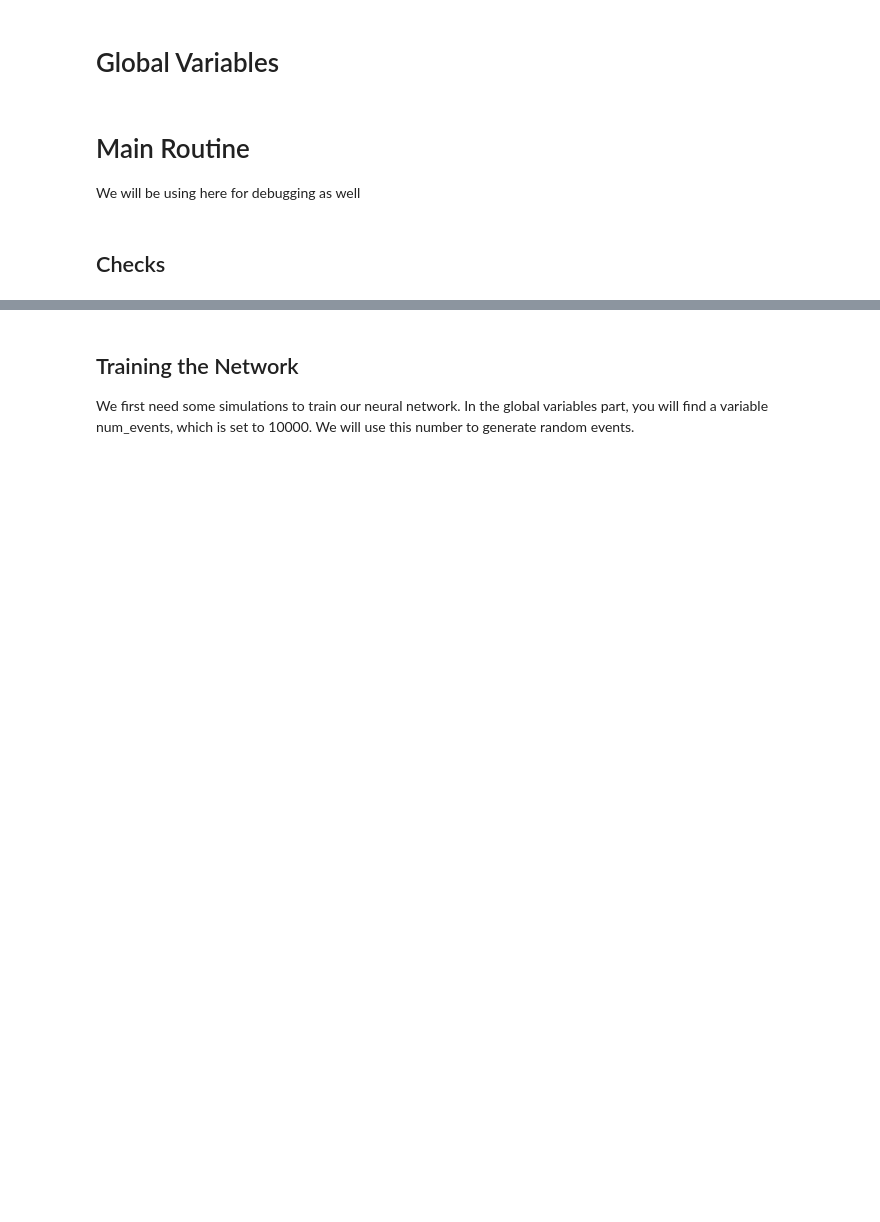
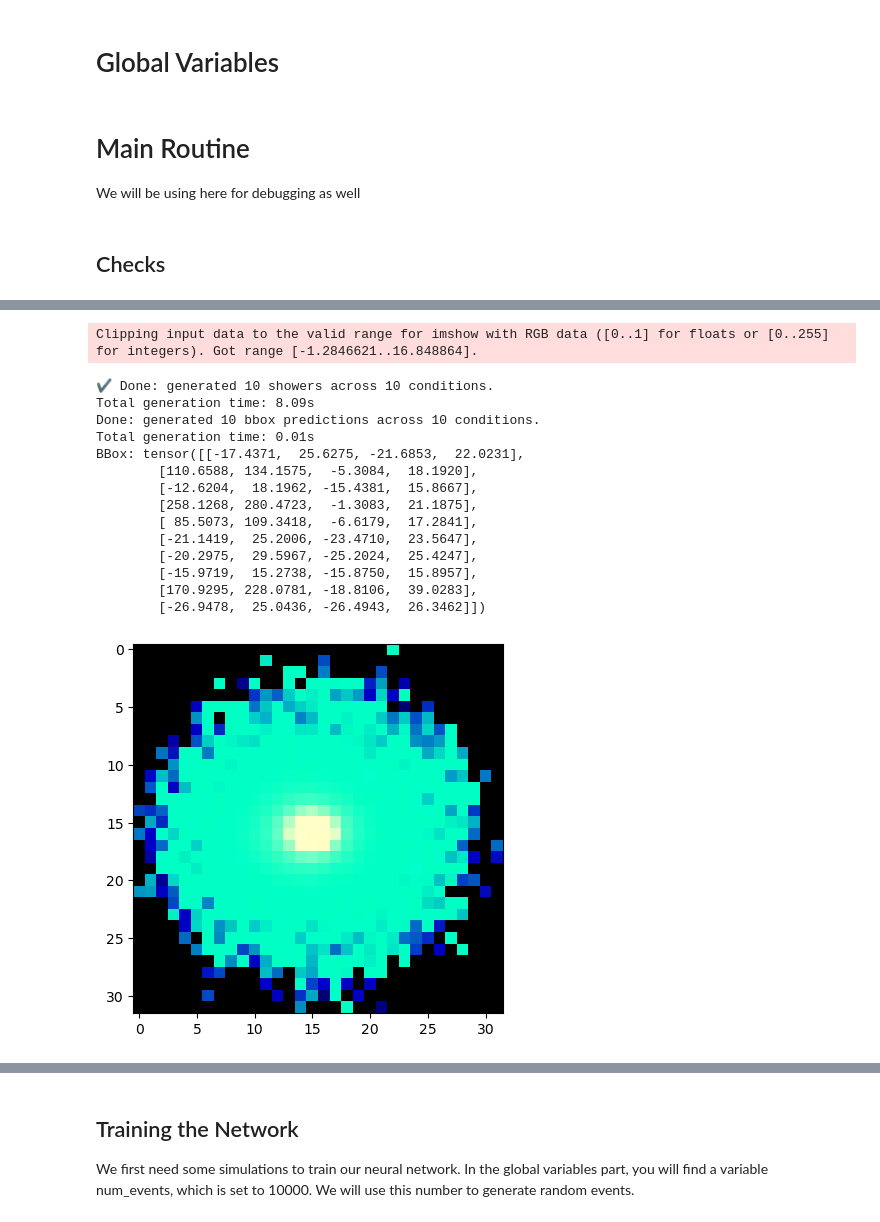
Before and after one commit to green3diamond/TambOpt-zlt, a Jupyter notebook: detector_optimization/SWGOLO7_optimization.ipynb, the cells around one changed output, grey strips where cells are left out. Drawn from its saved outputs; the diff is of its cells as text; code cells hidden in the pictures; blank space fills up the shorter version.

Commit message:
convert to batch generation of the showers

```diff
--- a/detector_optimization/SWGOLO7_optimization.ipynb
+++ b/detector_optimization/SWGOLO7_optimization.ipynb
@@ -323,5 +352,5 @@ scaler.load_model()
 # %%
-def GenerateShowers(x, y, log=False):
+def GenerateShowers(x, y, log=False, number_of_showers=1):
     """Randomly generate the showers, getting the energy, angle, and position of the shower core
 
     Parameters:
@@ -337,9 +366,9 @@ def GenerateShowers(x, y, log=False):
     """
 
     #Define the energy and angles
-    p_energy = torch.tensor([np.random.uniform(0, 1)], dtype = torch.float32)
-    sin_zenith = torch.tensor([np.random.uniform(-1, 1)], dtype = torch.float32)
-    sin_azimuth = torch.tensor([np.random.uniform(-1, 1)], dtype = torch.float32)
+    p_energy = torch.rand(number_of_showers) * 1.0  # Energy in PeV, uniformly distributed between 0 and 1
+    sin_zenith = torch.rand(number_of_showers) * 2 - 1  # Uniformly distributed between -1 and 1
+    sin_azimuth = torch.rand(number_of_showers) * 2 - 1  # Uniformly distributed between -1 and 1
     # split theta and phi in cos and sin components if needed
     sin_z = sin_zenith
     cos_z = torch.sqrt(1 - sin_zenith**2)
@@ -347,39 +376,38 @@ def GenerateShowers(x, y, log=False):
     cos_a = torch.sqrt(1 - sin_azimuth**2)
 
     # TODO hardcoded for now
-    class_id = torch.tensor([1.0], dtype = torch.float32) # for gamma showers
+    class_id = torch.ones(number_of_showers) # for gamma showers
 
     # input parameters
-    generator.test_conditions = torch.tensor([[p_energy, class_id,  sin_z, cos_z, sin_a, cos_a]])
-    scaler.test_conditions = torch.tensor([[p_energy, class_id, sin_z, cos_z, sin_a, cos_a]])
+    generator.test_conditions = torch.stack([p_energy, class_id,  sin_z, cos_z, sin_a, cos_a], dim=1)
+    scaler.test_conditions = torch.stack([p_energy, class_id, sin_z, cos_z, sin_a, cos_a], dim=1)
 
     # generate shower
-    outputs_arr = generator.generate_samples(num_samples=1, num_conditions=1, chunk_size=1)
-    output_images = outputs_arr[0]['images'].squeeze()
-    shower_rgb = output_images[20] # use plane 20 for now
-    shower_rgb = shower_rgb.permute(1,2,0)
+    outputs_arr = generator.generate_samples(num_conditions=number_of_showers)
+    output_images = outputs_arr['images'] # number_of_showers x planes x channels x H x W
+    shower_rgb = output_images[:, 20, :, :, :] # use plane 20 for now
+    shower_rgb = shower_rgb.permute(0, 2, 3,1)
 
     # generate bboxes
-    outputs_arr_bboxes = scaler.generate_samples(num_samples=1, num_conditions=1)
-    bboxes = outputs_arr_bboxes[0]['bboxes'][:,20,:]  # use plane 20 for now
-
+    outputs_arr_bboxes = scaler.generate_samples(num_conditions=number_of_showers)
+    bboxes = outputs_arr_bboxes['bboxes'][:,20,:]  # use plane 20 for now
 
     if log:
-        plt.imshow(shower_rgb)
+        plt.imshow(shower_rgb[0])
         print('BBox:', bboxes )
 
     # compute x0, y0 after generating the shower from the mean of the distribution over x, y
-    location_means = torch.prod(shower_rgb[:,:,:2], dim=2)
+    location_means = torch.prod(shower_rgb[:, :, :, :2], dim=3)
     # Create position grids
     i_indices = torch.arange(32, dtype=torch.float32)
     j_indices = torch.arange(32, dtype=torch.float32)
     i_grid, j_grid = torch.meshgrid(i_indices, j_indices, indexing='ij')
 
-    # Calculate position-weighted mean coefficients
-    X0 = torch.sum(i_grid * location_means) / torch.sum(location_means)
-    X0 = X0 * (bboxes[0,1] - bboxes[0,0]) / 32 + bboxes[0,0]
-    Y0 = torch.sum(j_grid * location_means) / torch.sum(location_means)
-    Y0 = Y0 * (bboxes[0,3] - bboxes[0,2]) / 32 + bboxes[0,2]
+    # Calculate position-weighted mean coefficients for the whole batch
+    X0 = torch.sum(i_grid * location_means, dim=(1, 2)) / torch.sum(location_means, dim=(1, 2))
+    X0 = X0 * (bboxes[:, 1] - bboxes[:, 0]) / 32 + bboxes[:, 0]
+    Y0 = torch.sum(j_grid * location_means, dim=(1, 2)) / torch.sum(location_means, dim=(1, 2))
+    Y0 = Y0 * (bboxes[:, 3] - bboxes[:, 2]) / 32 + bboxes[:, 2]
 
     #Evalute the counts in the tanks
     N, T = GetCounts(shower_rgb, x, y, bboxes)
@@ -919,7 +939,24 @@ plt.show()
 # %%
 SWGOopt = False
 
-N, T, X0, Y0, energy, sin_z, cos_z, sin_a, cos_a = GenerateShowers(x, y, True)
+N, T, X0, Y0, energy, sin_z, cos_z, sin_a, cos_a = GenerateShowers(x, y, True, number_of_showers=10)
+# %% [output]
+Clipping input data to the valid range for imshow with RGB data ([0..1] for floats or [0..255] for integers). Got range [-1.2846621..16.848864].
+✔ Done: generated 10 showers across 10 conditions.
+Total generation time: 8.09s
+Done: generated 10 bbox predictions across 10 conditions.
+Total generation time: 0.01s
+BBox: tensor([[-17.4371,  25.6275, -21.6853,  22.0231],
+        [110.6588, 134.1575,  -5.3084,  18.1920],
+        [-12.6204,  18.1962, -15.4381,  15.8667],
+        [258.1268, 280.4723,  -1.3083,  21.1875],
+        [ 85.5073, 109.3418,  -6.6179,  17.2841],
+        [-21.1419,  25.2006, -23.4710,  23.5647],
+        [-20.2975,  29.5967, -25.2024,  25.4247],
+        [-15.9719,  15.2738, -15.8750,  15.8957],
+        [170.9295, 228.0781, -18.8106,  39.0283],
+        [-26.9478,  25.0436, -26.4943,  26.3462]])
+[figure, added]
 # %%
 print("N:", N.shape)
 print("T:", T.shape)
```
Also changed, not shown: parts of 32 cells of this notebook, 2 other files.
